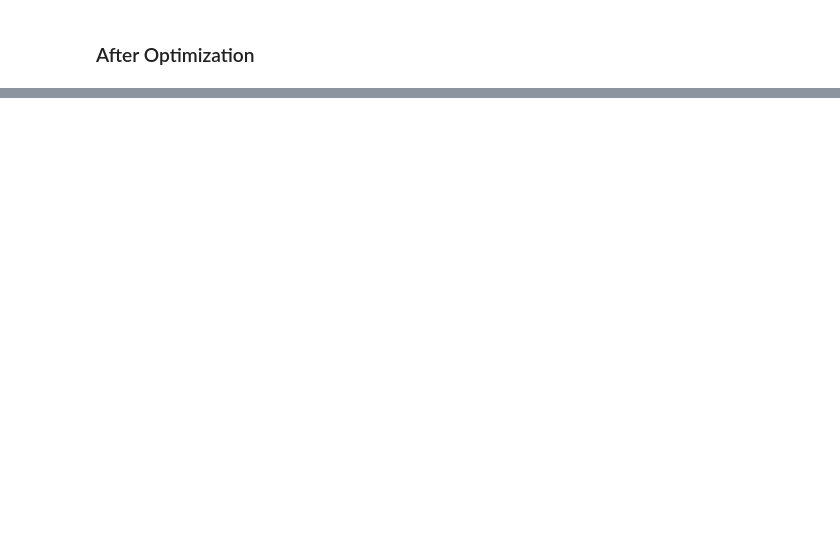
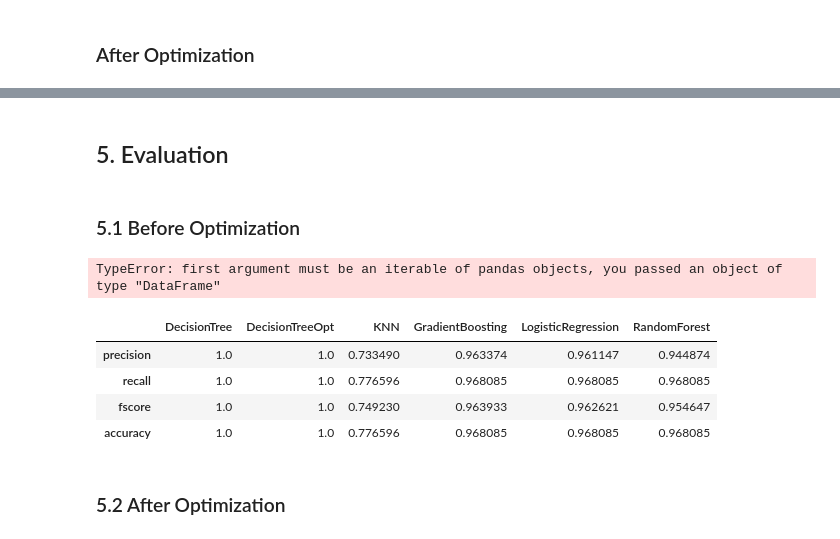
Before and after one commit to maimonahST/Cars-Ratings-ML, a Jupyter notebook: Models.ipynb, the cells around one changed output, grey strips where cells are left out. Drawn from its saved outputs; the diff is of its cells as text; code cells hidden in the pictures; blank space fills up the shorter version.

```diff
--- a/Models.ipynb
+++ b/Models.ipynb
@@ -214,0 +198,18 @@ Testing Mean accuracy score:  0.8839221710189452
+# %%
+# DecisionTreeClassifier
+#importing the classfier
+metrics=[]
+
+clf=DecisionTreeClassifier(random_state=0)
+#clf2=clf.fit(X_train,y_train)
+
+
+#y_pred.append(pd.Series(clf2.predict(X_test), name='DecisionTreeClassifier'))
+# Preciision, recall, f-score from the multi-class support function
+
+# precision, recall, fscore, _ = score(y_test, clf2.predict(X_test), average='weighted')
+# accuracy = accuracy_score(y_test, clf2.predict(X_test))
+# metrics.append(pd.Series({'precision':precision, 'recall':recall,'fscore':fscore, 'accuracy':accuracy}))
+
+
+splitSmote (clf)
@@ -442,0 +529,4 @@ KeyboardInterrupt:
+# %% [markdown]
+## 5. Evaluation
+# %% [markdown]
+### 5.1 Before Optimization
@@ -442,0 +551,15 @@ KeyboardInterrupt:
+# %%
+metrics = pd.concat(metrics, axis=1,names=['DecisionTree','DecisionTreeOpt','KNN','GradientBoosting','LogisticRegression','RandomForest'])
+# %% [output]
+TypeError: first argument must be an iterable of pandas objects, you passed an object of type "DataFrame"
+# %%
+metrics.columns=['DecisionTree','DecisionTreeOpt','KNN','GradientBoosting','LogisticRegression','RandomForest']
+metrics
+# %% [output]
+|  | DecisionTree | DecisionTreeOpt | KNN | GradientBoosting | LogisticRegression | RandomForest |
+| precision | 1.0 | 1.0 | 0.733490 | 0.963374 | 0.961147 | 0.944874 |
+| recall | 1.0 | 1.0 | 0.776596 | 0.968085 | 0.968085 | 0.968085 |
+| fscore | 1.0 | 1.0 | 0.749230 | 0.963933 | 0.962621 | 0.954647 |
+| accuracy | 1.0 | 1.0 | 0.776596 | 0.968085 | 0.968085 | 0.968085 |
+# %% [markdown]
+### 5.2 After Optimization
```
Also changed, not shown: parts of 31 cells of this notebook.
